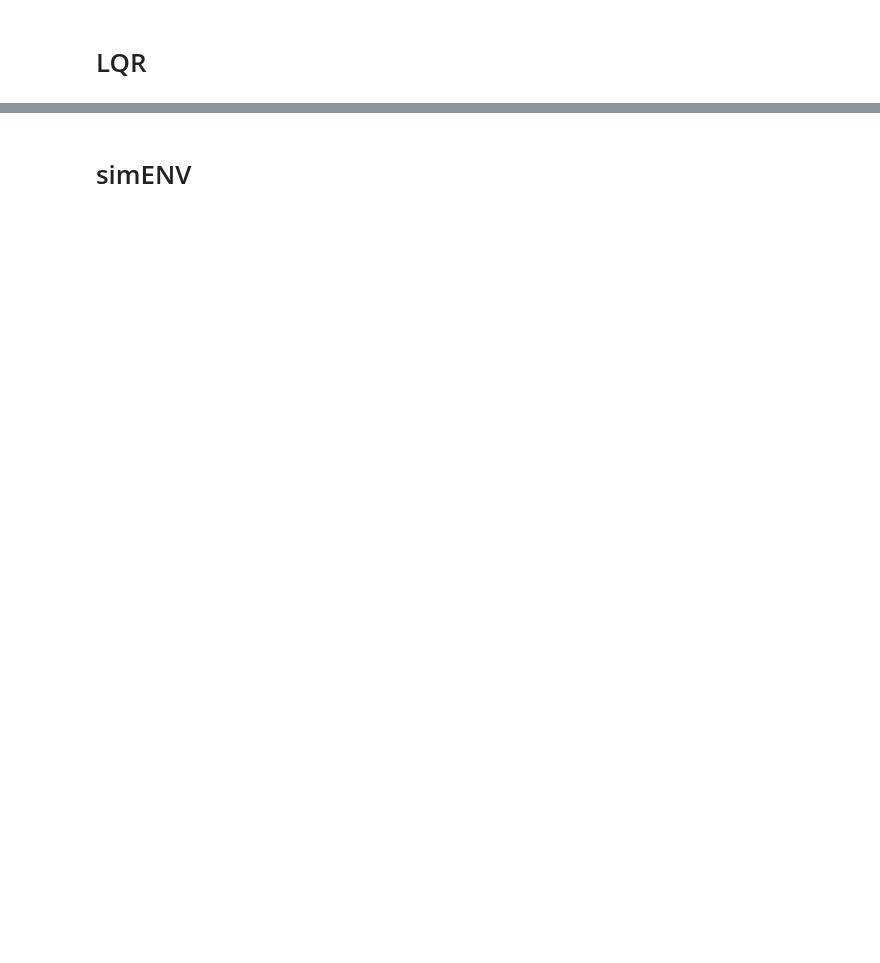
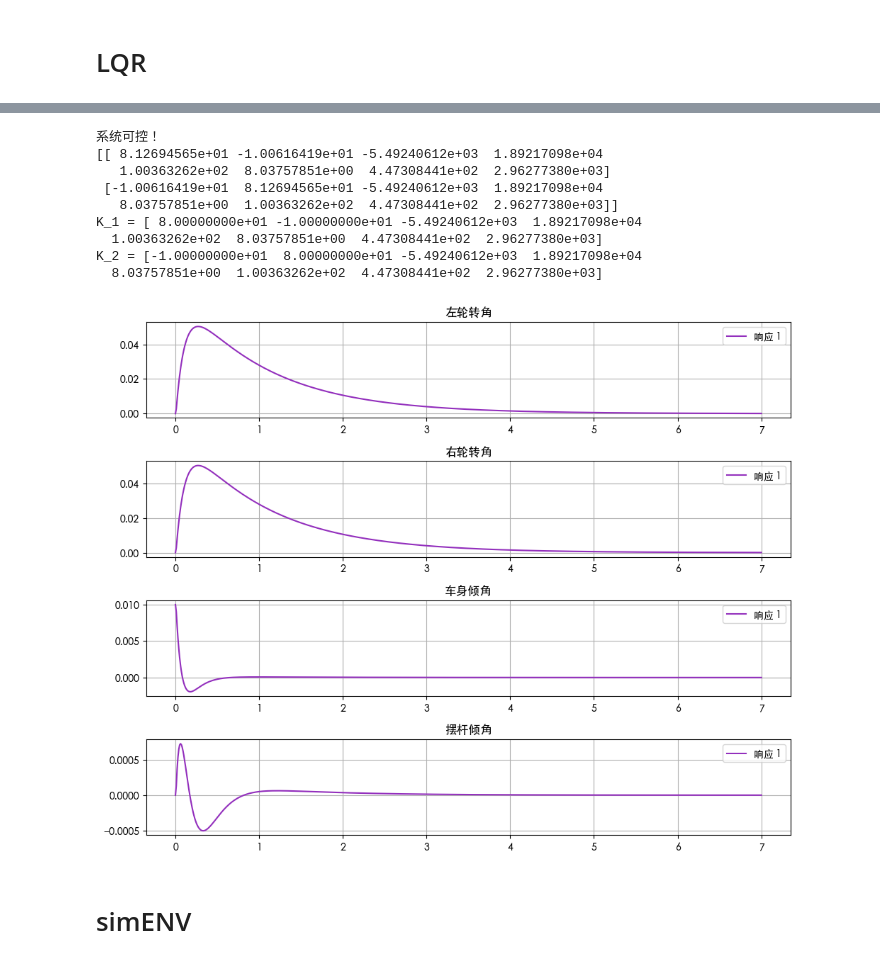
Before and after one commit to 3BPM/ReinforceLearningCartpolehw, a Jupyter notebook: test.ipynb, the cells around one changed output, grey strips where cells are left out. Drawn from its saved outputs; the diff is of its cells as text; code cells hidden in the pictures; blank space fills up the shorter version.

```diff
--- a/test.ipynb
+++ b/test.ipynb
@@ -195,3 +167,66 @@ K_2 = [-1.00000000e+01  8.00000000e+01 -5.49240612e+03  1.89217098e+04
+# %%
+
+# ==================== LQR控制器设计 ====================
+Ts = 0.01  # 采样时间(s)
+t = np.arange(0, 7+Ts, Ts)  # 时间向量
+u = np.zeros((2, len(t)))    # 零输入信号
+
+# 连续系统离散化
+sys_c = ss(A, B, C, D)  # 创建连续状态空间系统
+sys_d = c2d(sys_c, Ts, method='zoh')  # 离散化
+G, H = sys_d.A, sys_d.B  # 获取离散状态空间矩阵
+
+# 初始状态（含小扰动）
+
+# 检查系统可控性
+Tc = np.zeros((8,16))  # 可控性矩阵
+for i in range(8):
+    Tc[:, 2*i:2*(i+1)] = np.linalg.matrix_power(G, i) @ H
+
+from vis import simulate_and_plot
+
+if np.linalg.matrix_rank(Tc) == 8:
+    print("系统可控！")
+
+    # 定义LQR权重矩阵
+    Q = np.diag([51.2938, 51.2938, 32.8281, 131.3123,
+                 51.2938, 51.2938, 131.3123, 131.3123])
+    rho = 0.0005
+    R = rho * np.eye(2)
+
+    # 计算LQR增益矩阵
+    K, _, _ = dlqr(G, H, Q, R)
+    print(K)
+    #K = np.zeros((2,8))  # 2x8的零矩阵替代之前的省略号
+    K[:2, :2] = np.array([[80.0, -10.0], [-10.0, 80.0]])  # 对称耦合增益
+
+
+    # 闭环系统仿真：系统是使用 状态反馈控制律 u_k = -Kx_k 来实现闭环控制的。
+    G_cl = G - H @ K  # 闭环状态矩阵
+    y = np.zeros((len(t), 4))  # 输出轨迹
+
+
+        # 打印控制增益
+    print("K_1 =", K[0,:])
+    print("K_2 =", K[1,:])
+
+    # 时域仿真
+    simulate_and_plot(x0,t,G_cl,H,u,C)
+
+
+else:
+    print("系统不可控！")
+# %% [output]
+系统可控！
+[[ 8.12694565e+01 -1.00616419e+01 -5.49240612e+03  1.89217098e+04
+   1.00363262e+02  8.03757851e+00  4.47308441e+02  2.96277380e+03]
+ [-1.00616419e+01  8.12694565e+01 -5.49240612e+03  1.89217098e+04
+   8.03757851e+00  1.00363262e+02  4.47308441e+02  2.96277380e+03]]
+K_1 = [ 8.00000000e+01 -1.00000000e+01 -5.49240612e+03  1.89217098e+04
+  1.00363262e+02  8.03757851e+00  4.47308441e+02  2.96277380e+03]
+K_2 = [-1.00000000e+01  8.00000000e+01 -5.49240612e+03  1.89217098e+04
+  8.03757851e+00  1.00363262e+02  4.47308441e+02  2.96277380e+03]
+[figure, added]
 # %% [markdown]
 # simENV
 # %%
```
Also changed, not shown: parts of 9 cells of this notebook, 9 other files.
